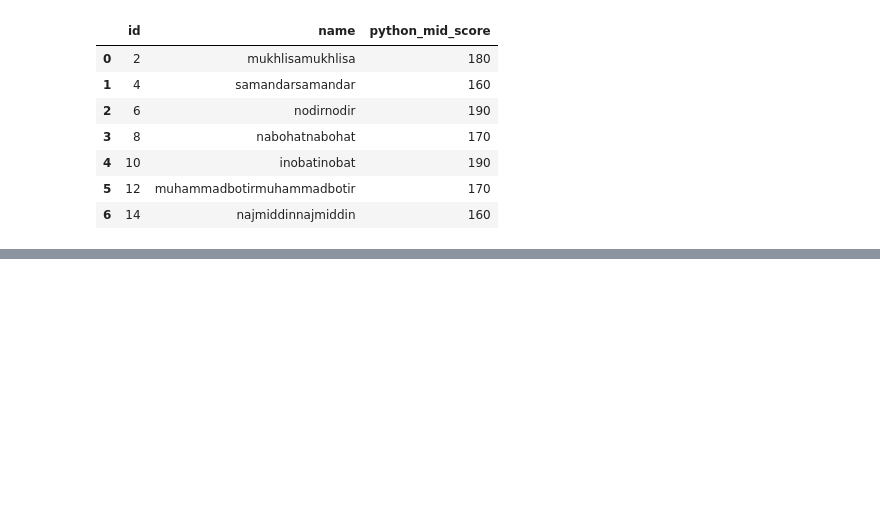
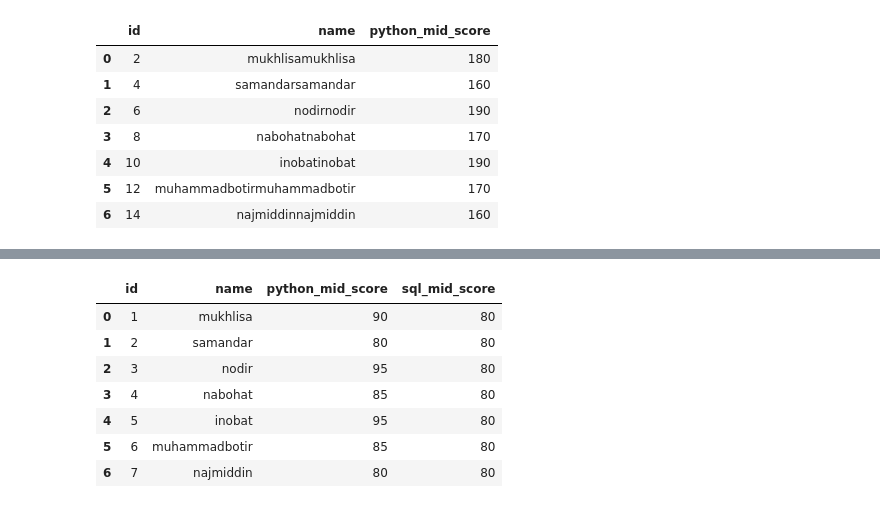
Before and after one commit to InobatMi/python_f14, a Jupyter notebook: lesson-18/main.ipynb, the cells around one changed output, grey strips where cells are left out. Drawn from its saved outputs; the diff is of its cells as text; code cells hidden in the pictures; blank space fills up the shorter version.

```diff
--- a/lesson-18/main.ipynb
+++ b/lesson-18/main.ipynb
@@ -194,2 +204,12 @@ df * 2
 # %%
-df['python_mid_score'] = 80
+df['sql_mid_score'] = 80
+df
+# %% [output]
+|  | id | name | python_mid_score | sql_mid_score |
+| 0 | 1 | mukhlisa | 90 | 80 |
+| 1 | 2 | samandar | 80 | 80 |
+| 2 | 3 | nodir | 95 | 80 |
+| 3 | 4 | nabohat | 85 | 80 |
+| 4 | 5 | inobat | 95 | 80 |
+| 5 | 6 | muhammadbotir | 85 | 80 |
+| 6 | 7 | najmiddin | 80 | 80 |
```
Also changed, not shown: parts of 14 cells of this notebook, 8 other files.
